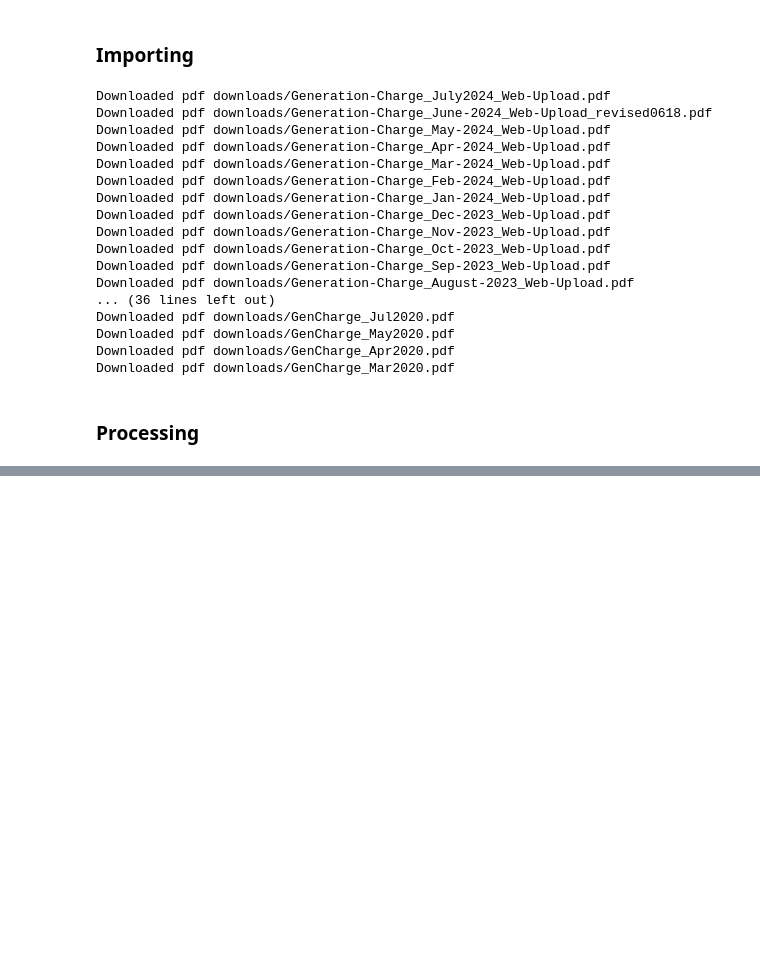
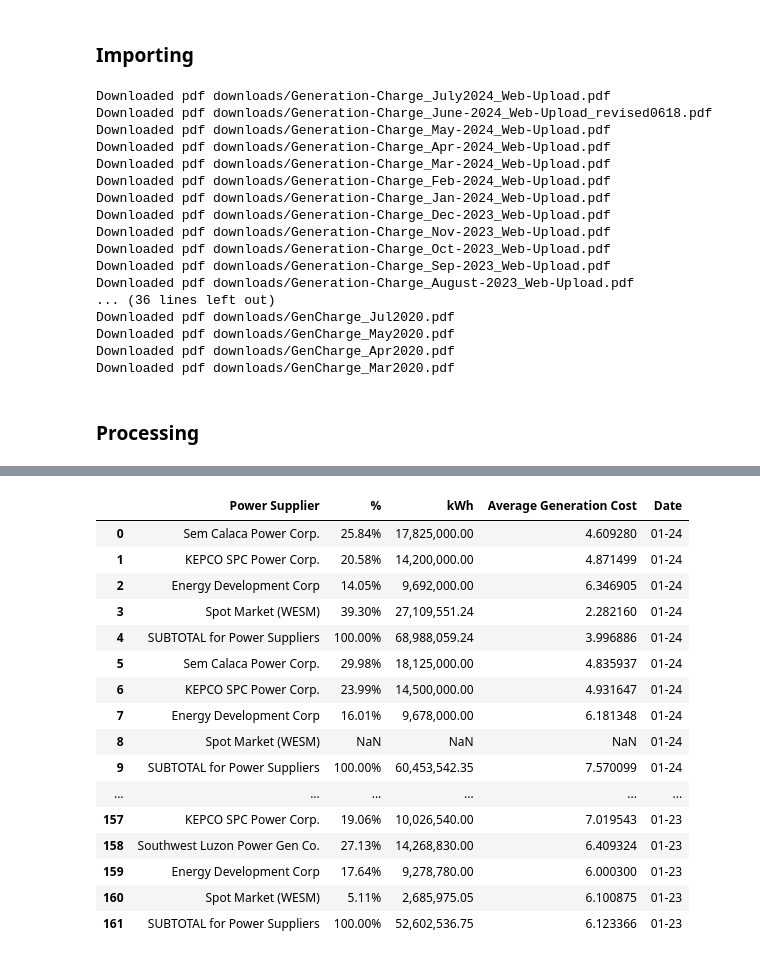
Before and after one commit to andreasenson/Scrape-DU-Generation-Charge, a Jupyter notebook: MEPC/scrape_MEPC.ipynb, the cells around one changed output, grey strips where cells are left out. Cells and saved outputs as stored; diff of their text form; code cells hidden in the pictures; blank space fills up the shorter version.

```diff
--- a/MEPC/scrape_MEPC.ipynb
+++ b/MEPC/scrape_MEPC.ipynb
@@ -210,0 +187,93 @@ sliced_cols_df
+# %%
+# Define a function to extract and format the date from the filename
+def extract_date_from_filename(filename):
+    # Use regular expressions to match different date formats
+    match = re.search(r'(\d{2,4})(?:-|_|-Web-Upload)?(?:_(\d{2,4}))?', filename)
+    if match:
+        # Handle different formats
+        if len(match.group(1)) == 4:  # e.g., 2024
+            year = match.group(1)
+            month = match.group(2) if match.group(2) else '01'
+        elif len(match.group(1)) == 2:  # e.g., 06
+            year = '20' + match.group(2)  # Assuming year is in the 2000s
+            month = match.group(1)
+        else:
+            return None
+        return f"{month}-{year[-2:]}"
+    return None
+
+# Initialize an empty DataFrame to hold all data
+big_df = pd.DataFrame()
+
+# Iterate over each item in the dictionary
+for key, df in supplier_present_keys.items():
+    # Slicing columns
+    keywords = ["Supplier", "%", "Purchased", "Total"]
+    filtered_columns = [col for col in df.columns if any(keyword in col for keyword in keywords)]
+    sliced_columns = df[filtered_columns]
+
+    # Slicing rows
+    # Step 1: Find the first non-null row index in the first column
+    first_non_null_idx = sliced_columns[sliced_columns.iloc[:, 0].notna()].index[0]
+
+    # Step 2: Find the row index where the value in the first column is "WESM"
+    wesm_row_idx = sliced_columns[sliced_columns.iloc[:, 0].str.contains("WESM", na=False, case=False)].index
+
+    # Step 3: Find the row index where the value in the first column is "TOTAL"
+    total_row_idx = sliced_columns[sliced_columns.iloc[:, 0].str.contains("TOTAL", na=False, case=False)].index
+
+    # Step 4: Slice the DataFrame to include the first non-null row, up to "WESM", and include "TOTAL"
+    if not wesm_row_idx.empty and not total_row_idx.empty:
+        wesm_row_idx = wesm_row_idx[0]  # Get the index of the "WESM" row
+        total_row_idx = total_row_idx[0]  # Get the index of the "TOTAL" row
+
+        # Slice rows from the first non-null row to the "WESM" row (inclusive)
+        sliced_rows = sliced_columns.loc[first_non_null_idx:wesm_row_idx]
+
+        # Append the "TOTAL" row if it's not already in the slice
+        if total_row_idx > wesm_row_idx:
+            total_row = sliced_columns.loc[[total_row_idx]]
+            sliced_rows = pd.concat([sliced_rows, total_row], ignore_index=True)
+
+    sliced_rows.columns = ["Power Supplier", "%", "kWh", "Total Generation Cost"]
+
+    # Calculate Average Generation Cost
+    def calculate_average_generation_cost(row):
+        try:
+            total_cost = float(row['Total Generation Cost'].replace(',', ''))
+            kwh = float(row['kWh'].replace(',', ''))
+            return total_cost / kwh
+        except (ValueError, TypeError):
+            return np.nan
+
+    sliced_rows['Average Generation Cost'] = sliced_rows.apply(calculate_average_generation_cost, axis=1)
+
+    # Drop the "Total Generation Cost" column
+    sliced_rows = sliced_rows.drop(columns=['Total Generation Cost'])
+
+    # Add the date column
+    date_str = extract_date_from_filename(key)
+    sliced_rows['Date'] = date_str
+
+    # Append to big_df
+    big_df = pd.concat([big_df, sliced_rows], ignore_index=True)
+
+big_df
+# %% [output]
+|  | Power Supplier | % | kWh | Average Generation Cost | Date |
+| 0 | Sem Calaca Power Corp. | 25.84% | 17,825,000.00 | 4.609280 | 01-24 |
+| 1 | KEPCO SPC Power Corp. | 20.58% | 14,200,000.00 | 4.871499 | 01-24 |
+| 2 | Energy Development Corp | 14.05% | 9,692,000.00 | 6.346905 | 01-24 |
+| 3 | Spot Market (WESM) | 39.30% | 27,109,551.24 | 2.282160 | 01-24 |
+| 4 | SUBTOTAL for Power Suppliers | 100.00% | 68,988,059.24 | 3.996886 | 01-24 |
+| 5 | Sem Calaca Power Corp. | 29.98% | 18,125,000.00 | 4.835937 | 01-24 |
+| 6 | KEPCO SPC Power Corp. | 23.99% | 14,500,000.00 | 4.931647 | 01-24 |
+| 7 | Energy Development Corp | 16.01% | 9,678,000.00 | 6.181348 | 01-24 |
+| 8 | Spot Market (WESM) | NaN | NaN | NaN | 01-24 |
+| 9 | SUBTOTAL for Power Suppliers | 100.00% | 60,453,542.35 | 7.570099 | 01-24 |
+| ... | ... | ... | ... | ... | ... |
+| 157 | KEPCO SPC Power Corp. | 19.06% | 10,026,540.00 | 7.019543 | 01-23 |
+| 158 | Southwest Luzon Power Gen Co. | 27.13% | 14,268,830.00 | 6.409324 | 01-23 |
+| 159 | Energy Development Corp | 17.64% | 9,278,780.00 | 6.000300 | 01-23 |
+| 160 | Spot Market (WESM) | 5.11% | 2,685,975.05 | 6.100875 | 01-23 |
+| 161 | SUBTOTAL for Power Suppliers | 100.00% | 52,602,536.75 | 6.123366 | 01-23 |
```
Also changed, not shown: parts of 19 cells of this notebook.
